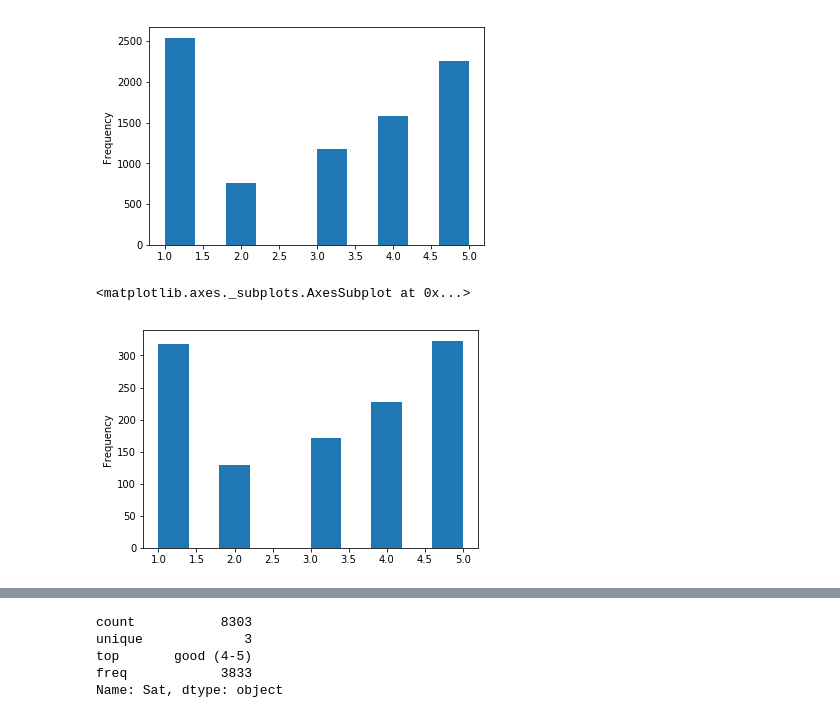
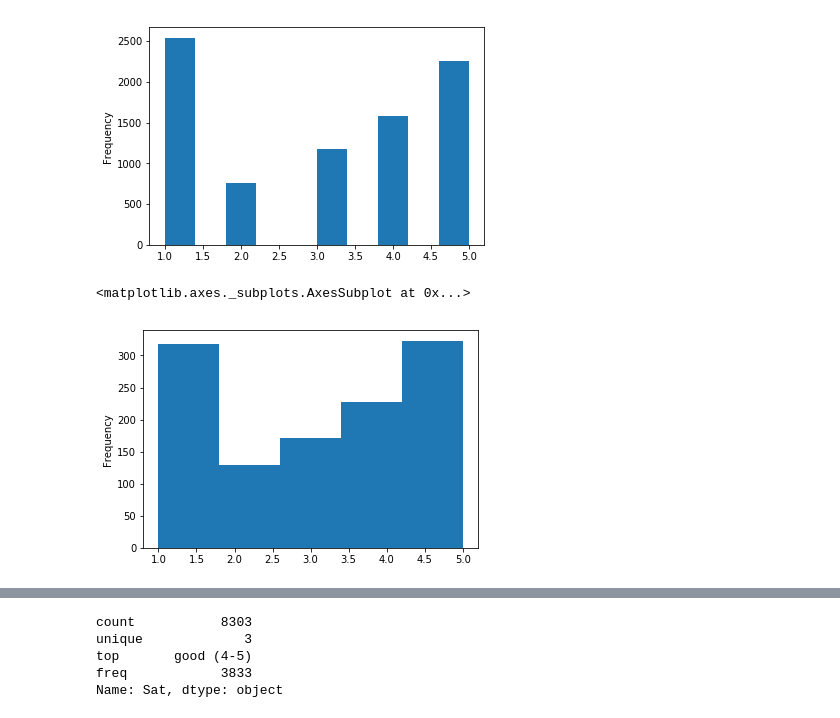
Before and after one commit to chinm0818/WebMDScrape, a Jupyter notebook: datas/Drug review analysis.ipynb, the cells around one changed output, grey strips where cells are left out. Cells and saved outputs as stored; diff of their text form; code cells hidden in the pictures.

```diff
--- a/datas/Drug review analysis.ipynb
+++ b/datas/Drug review analysis.ipynb
@@ -431,7 +455,7 @@ Drugs.satisfaction.plot.hist() # this should have been your first plot
 <matplotlib.axes._subplots.AxesSubplot at 0x...>
 [figure]
 # %%
-pristiq.satisfaction.plot.hist()
+pristiq.satisfaction.plot.hist(bins = 5)
 # %% [output]
 <matplotlib.axes._subplots.AxesSubplot at 0x...>
-[figure, old version]
+[figure, new version]
```
Also changed, not shown: parts of 70 cells of this notebook, 21 other files.
